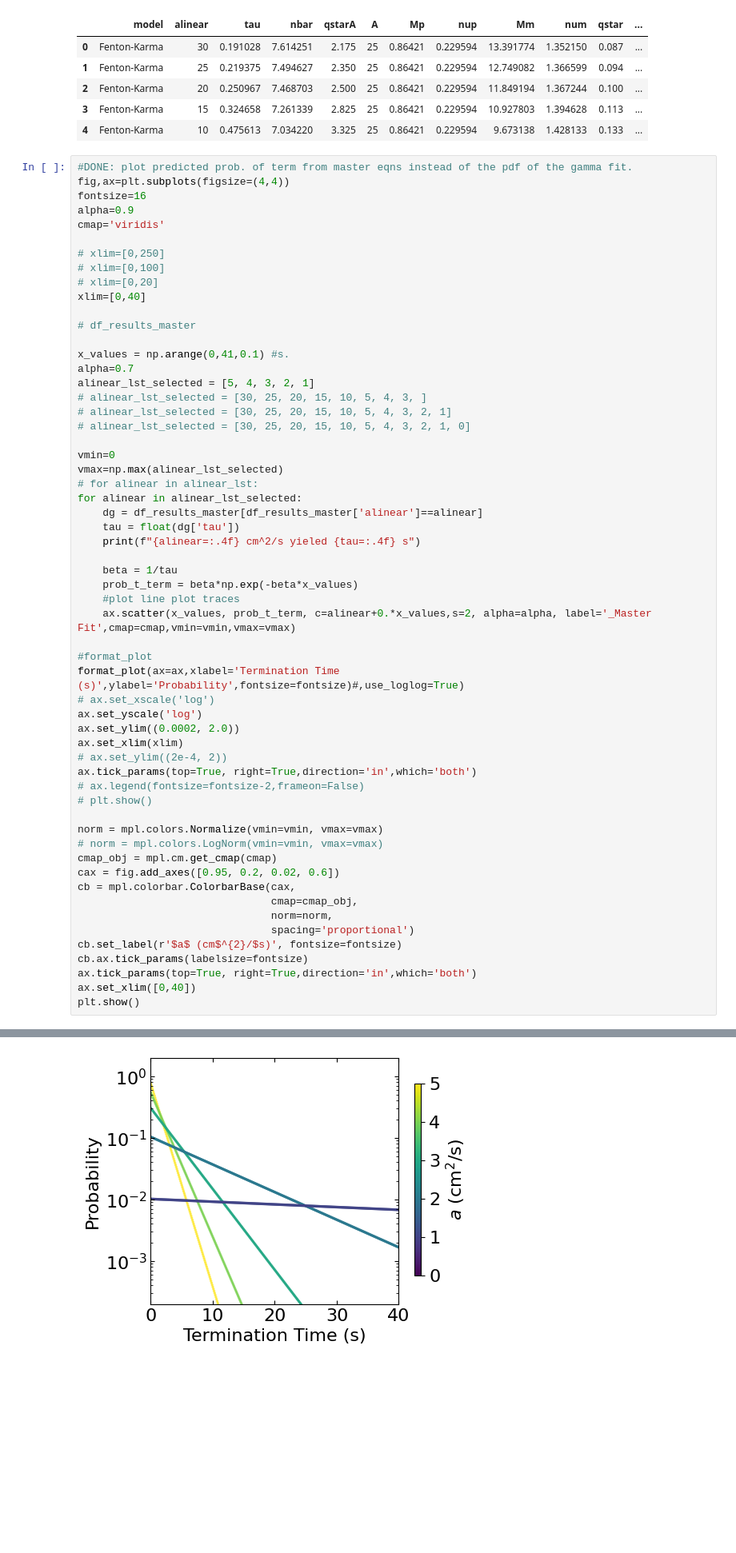
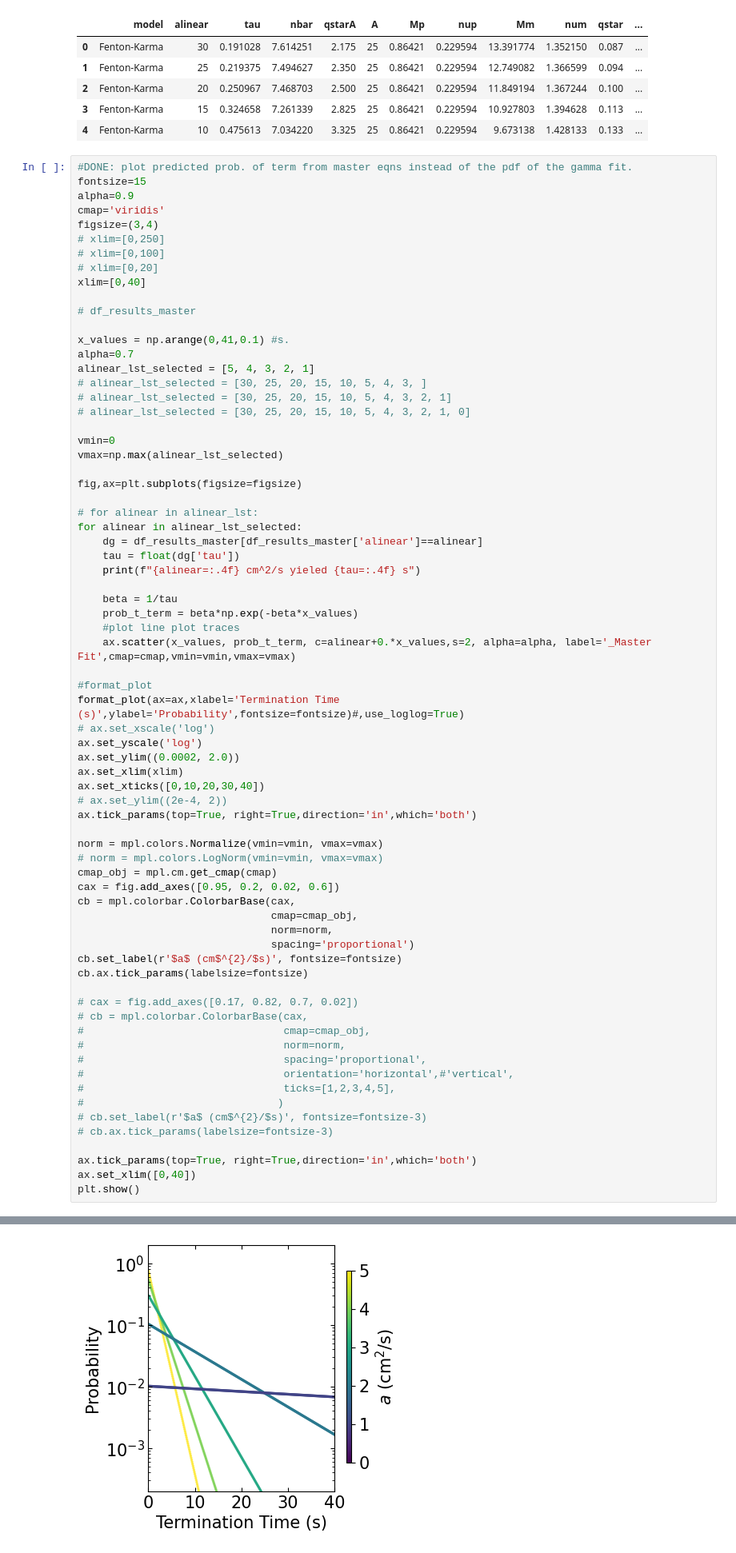
Before and after one commit to timtyree/bgmc, a Jupyter notebook: python/Generation of figure 4.ipynb, the cells around one changed output, grey strips where cells are left out. Shown at 80% size. Drawn from its saved outputs; the diff is of its cells as text; blank space fills up the shorter version.

```diff
--- a/python/Generation of figure 4.ipynb
+++ b/python/Generation of figure 4.ipynb
@@ -3239,11 +3392,10 @@ df_results_master.head()
 | 4 | Fenton-Karma | 10 | 0.475613 | 7.034220 | 3.325 | 25 | 0.86421 | 0.229594 | 9.673138 | 1.428133 | 0.133 | ... |
 # %%
 #DONE: plot predicted prob. of term from master eqns instead of the pdf of the gamma fit.
-fig,ax=plt.subplots(figsize=(4,4))
-fontsize=16
+fontsize=15
 alpha=0.9
 cmap='viridis'
-
+figsize=(3,4)
 # xlim=[0,250]
 # xlim=[0,100]
 # xlim=[0,20]
@@ -3260,6 +3412,9 @@ alinear_lst_selected = [5, 4, 3, 2, 1]
 
 vmin=0
 vmax=np.max(alinear_lst_selected)
+
+fig,ax=plt.subplots(figsize=figsize)
+
 # for alinear in alinear_lst:
 for alinear in alinear_lst_selected:
     dg = df_results_master[df_results_master['alinear']==alinear]
@@ -3272,33 +3427,44 @@ for alinear in alinear_lst_selected:
     ax.scatter(x_values, prob_t_term, c=alinear+0.*x_values,s=2, alpha=alpha, label='_Master Fit',cmap=cmap,vmin=vmin,vmax=vmax)
 
 #format_plot
 format_plot(ax=ax,xlabel='Termination Time (s)',ylabel='Probability',fontsize=fontsize)#,use_loglog=True)
 # ax.set_xscale('log')
 ax.set_yscale('log')
 ax.set_ylim((0.0002, 2.0))
 ax.set_xlim(xlim)
+ax.set_xticks([0,10,20,30,40])
 # ax.set_ylim((2e-4, 2))
 ax.tick_params(top=True, right=True,direction='in',which='both')
-# ax.legend(fontsize=fontsize-2,frameon=False)
-# plt.show()
 
 norm = mpl.colors.Normalize(vmin=vmin, vmax=vmax)
 # norm = mpl.colors.LogNorm(vmin=vmin, vmax=vmax)
 cmap_obj = mpl.cm.get_cmap(cmap)
 cax = fig.add_axes([0.95, 0.2, 0.02, 0.6])
 cb = mpl.colorbar.ColorbarBase(cax,
                                cmap=cmap_obj,
                                norm=norm,
                                spacing='proportional')
 cb.set_label(r'$a$ (cm$^{2}/$s)', fontsize=fontsize)
 cb.ax.tick_params(labelsize=fontsize)
+
+# cax = fig.add_axes([0.17, 0.82, 0.7, 0.02])
+# cb = mpl.colorbar.ColorbarBase(cax,
+#                                cmap=cmap_obj,
+#                                norm=norm,
+#                                spacing='proportional',
+#                                orientation='horizontal',#'vertical',
+#                                ticks=[1,2,3,4,5],
+#                               )
+# cb.set_label(r'$a$ (cm$^{2}/$s)', fontsize=fontsize-3)
+# cb.ax.tick_params(labelsize=fontsize-3)
+
 ax.tick_params(top=True, right=True,direction='in',which='both')
 ax.set_xlim([0,40])
 plt.show()
 # %% [output]
 alinear=5.0000 cm^2/s yieled tau=1.3147 s
 alinear=4.0000 cm^2/s yieled tau=1.8536 s
 alinear=3.0000 cm^2/s yieled tau=3.3065 s
 alinear=2.0000 cm^2/s yieled tau=9.6864 s
 alinear=1.0000 cm^2/s yieled tau=98.6135 s
-[figure, old version]
+[figure, new version]
```
Also changed, not shown: parts of 26 cells of this notebook, 2 other files.
